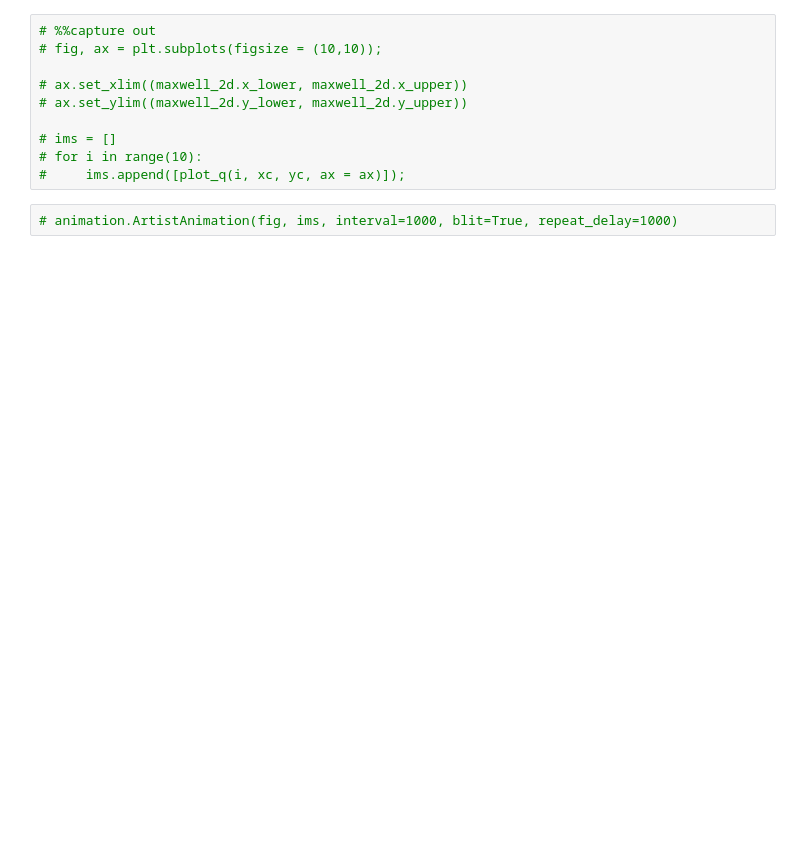
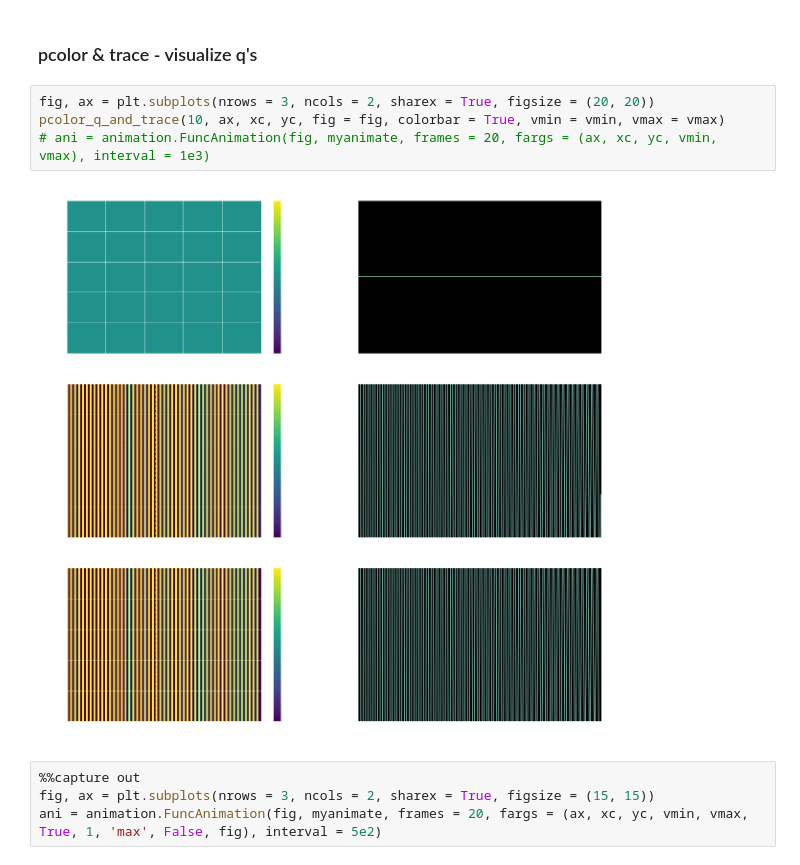
Before and after one commit to sanromd/emclaw, a Jupyter notebook: examples/maxwell_vc_2d/maxwell_2d_animation.ipynb, the cells around one changed output. Drawn from its saved outputs; the diff is of its cells as text; blank space fills up the shorter version.

```diff
--- a/examples/maxwell_vc_2d/maxwell_2d_animation.ipynb
+++ b/examples/maxwell_vc_2d/maxwell_2d_animation.ipynb
@@ -82,12 +146,12 @@ HTML(ani.to_html5_video())
-# %%
-# %%capture out
-# fig, ax = plt.subplots(figsize = (10,10));
-
-# ax.set_xlim((maxwell_2d.x_lower, maxwell_2d.x_upper))
-# ax.set_ylim((maxwell_2d.y_lower, maxwell_2d.y_upper))
-
-# ims = []
-# for i in range(10):
-#     ims.append([plot_q(i, xc, yc, ax = ax)]);
-# %%
-# animation.ArtistAnimation(fig, ims, interval=1000, blit=True, repeat_delay=1000)
+# %% [markdown]
+### pcolor & trace - visualize q's
+# %%
+fig, ax = plt.subplots(nrows = 3, ncols = 2, sharex = True, figsize = (20, 20))
+pcolor_q_and_trace(10, ax, xc, yc, fig = fig, colorbar = True, vmin = vmin, vmax = vmax)
+# ani = animation.FuncAnimation(fig, myanimate, frames = 20, fargs = (ax, xc, yc, vmin, vmax), interval = 1e3)
+# %% [output]
+[figure, added]
+# %%
+%%capture out
+fig, ax = plt.subplots(nrows = 3, ncols = 2, sharex = True, figsize = (15, 15))
+ani = animation.FuncAnimation(fig, myanimate, frames = 20, fargs = (ax, xc, yc, vmin, vmax, True, 1, 'max', False, fig), interval = 5e2)
```
Also changed, not shown: parts of 13 cells of this notebook.
